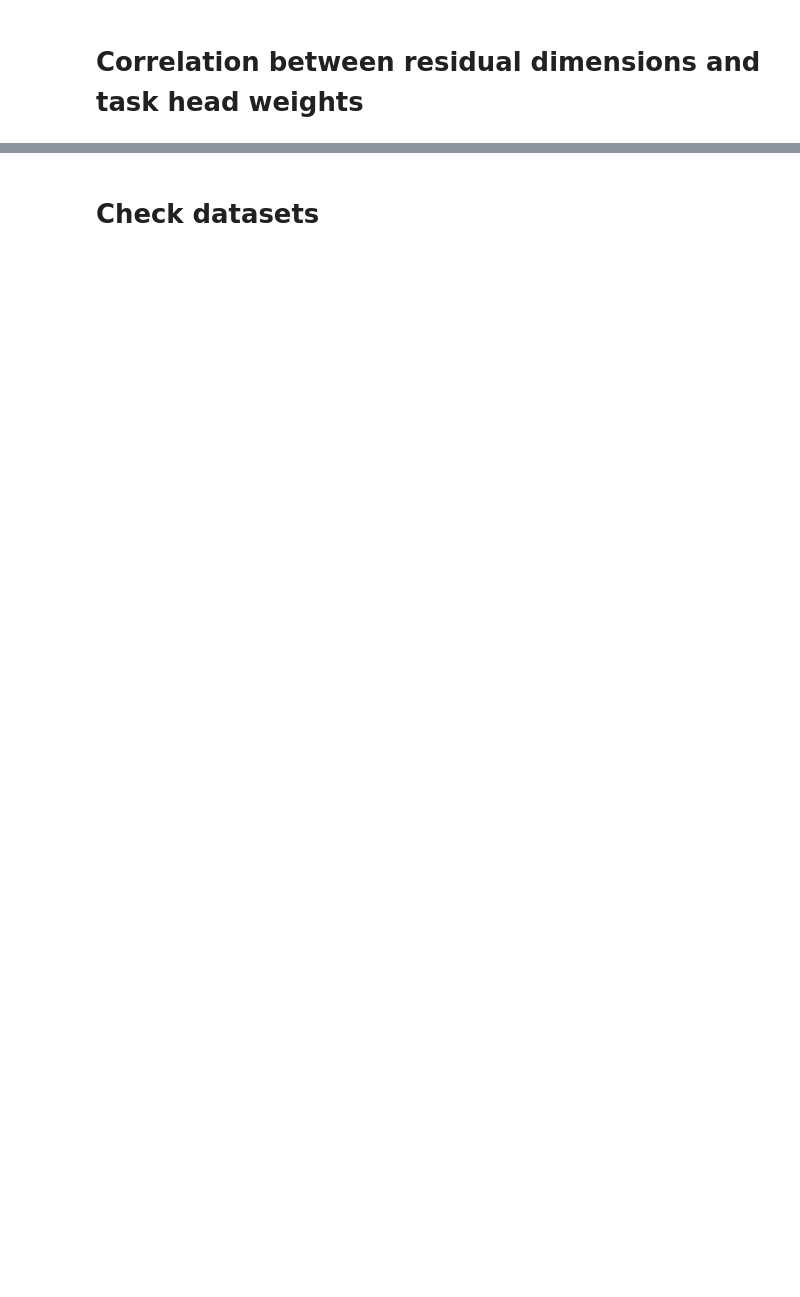
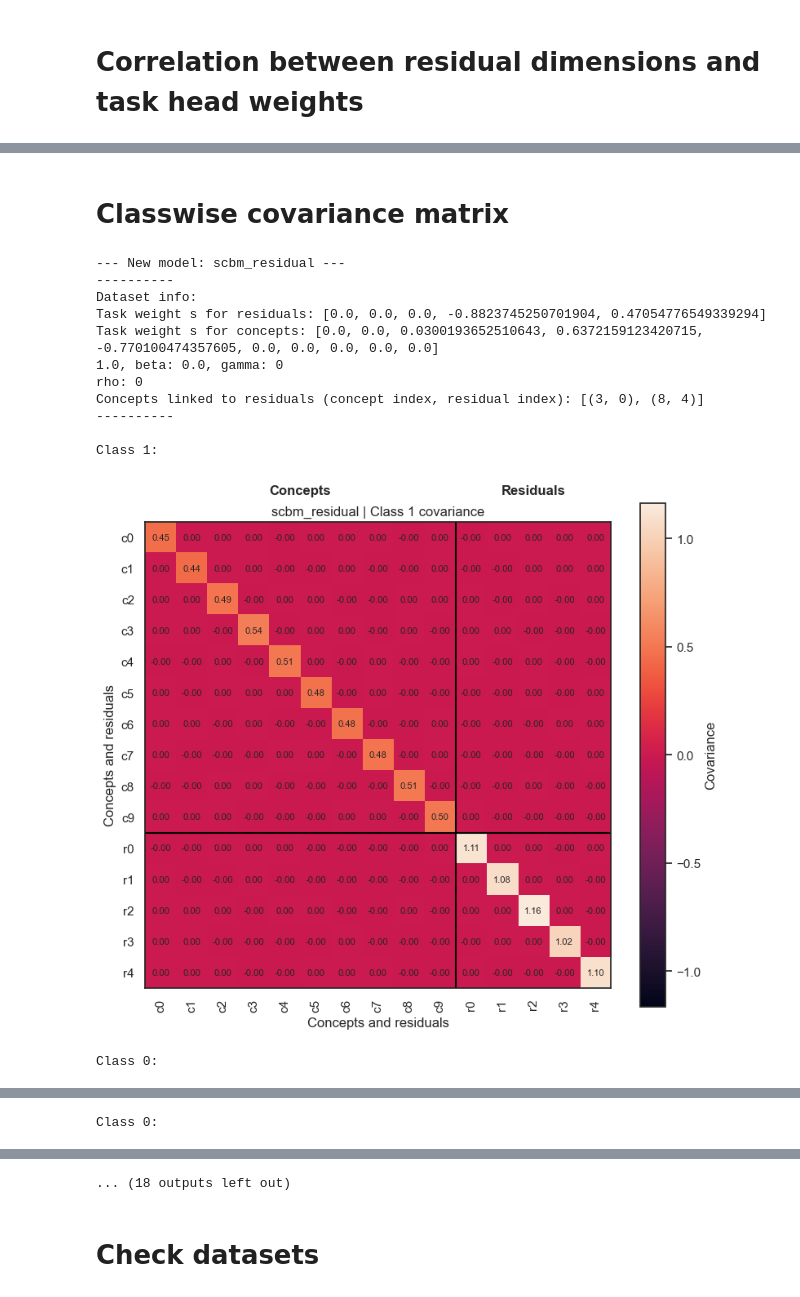
Before and after one commit to stephenmarcou/SCBM_implementation, a Jupyter notebook: plot_classwise_covariances.ipynb, the cells around one changed output, grey strips where cells are left out. Cells and saved outputs as stored; diff of their text form; code cells hidden in the pictures; blank space fills up the shorter version.

```diff
--- a/plot_classwise_covariances.ipynb
+++ b/plot_classwise_covariances.ipynb
@@ -728,0 +462,2 @@ Task weight s for concepts: tensor([ 0.0000,  0.0000,  0.0300,  0.6372, -0.7701,
+# %% [markdown]
+# Classwise covariance matrix
@@ -728,0 +565,74 @@ Task weight s for concepts: tensor([ 0.0000,  0.0000,  0.0300,  0.6372, -0.7701,
+# %%
+for dataset, model, model_path in models:
+    print(f"\n--- New model: {model} ---")
+    data_path = get_data_dir_path_from_model_log(dataset, model, model_path)
+
+    info = dataset_info(dataset, model, model_path)
+    print("-"*10)
+    print(f"Dataset info:")
+    print(f"Task weight s for residuals: {info['Task weight s for residuals']}")
+    print(f"Task weight s for concepts: {info['Task weight s for concepts']}")
+    print(info["alpha"])
+    print(f"rho: {info['rho_cr (correlation between linked concepts and residuals)']}")
+    print(f"Concepts linked to residuals (concept index, residual index): {info['Concepts linked to residuals (concept index, residual index)']}")
+    print("-"*10 + "\n")
+
+    config = get_config_dict(dataset, model, model_path)
+    num_concepts = config["data"]["num_concepts"]
+    num_residuals = config["data"]["num_residuals"]
+    model_dir_path = os.path.join("experiments", model, dataset, model_path)
+    covariance_gaussian = torch.load(os.path.join(model_dir_path, "classwise_covariances.pt"))
+
+    true_concepts = torch.load(
+    os.path.join(data_path, "test", "concepts.pt"),
+    map_location="cpu",
+)
+
+
+
+    true_residuals = torch.load(
+        os.path.join(data_path, "test", "residuals.pt"),
+        map_location="cpu",
+    )
+
+    true_concept_residuals = torch.cat([true_concepts, true_residuals], dim=1)
+
+    corr_true_res_true_concepts = corr_matrix(
+        true_concept_residuals,
+        true_concept_residuals,
+    )
+
+
+    for class_id, cov in covariance_gaussian.items():
+        print(f"Class {class_id}:")
+        plot_cov_heatmap(
+            cov=cov,
+            num_concepts=num_concepts,
+            num_residuals=num_residuals,
+            title=f"{model} | Class {class_id} covariance",
+            figsize=(8, 7),
+            show_values=True,
+        )
+
+    plot_cov_heatmap(
+        cov=corr_true_res_true_concepts,
+        num_concepts=num_concepts,
+        num_residuals=num_residuals,
+        title=f"{model} | Correlation of true concepts and residuals",
+        figsize=(8, 7),
+        show_values=True,
+    )
+# %% [output]
+--- New model: scbm_residual ---
+----------
+Dataset info:
+Task weight s for residuals: [0.0, 0.0, 0.0, -0.8823745250701904, 0.47054776549339294]
+Task weight s for concepts: [0.0, 0.0, 0.0300193652510643, 0.6372159123420715, -0.770100474357605, 0.0, 0.0, 0.0, 0.0, 0.0]
+1.0, beta: 0.0, gamma: 0
+rho: 0
+Concepts linked to residuals (concept index, residual index): [(3, 0), (8, 4)]
+----------
+
+Class 1:
+[figure, added]
+Class 0:
@@ -728,0 +653 @@ Task weight s for concepts: tensor([ 0.0000,  0.0000,  0.0300,  0.6372, -0.7701,
+Class 0:
@@ -729,3 +668,4 @@ Task weight s for concepts: tensor([ 0.0000,  0.0000,  0.0300,  0.6372, -0.7701,
+... (18 outputs left out)
 # %% [markdown]
 # Check datasets
 # %%
```
Also changed, not shown: parts of 17 cells of this notebook, 7 other files.
